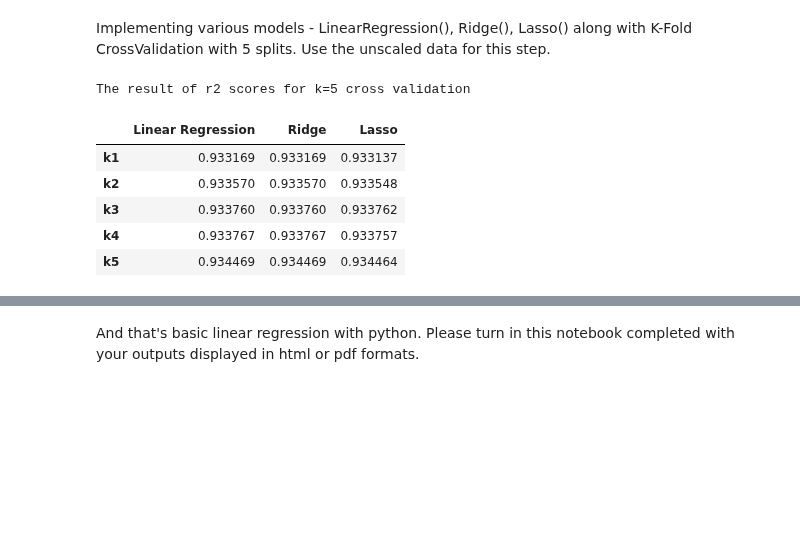
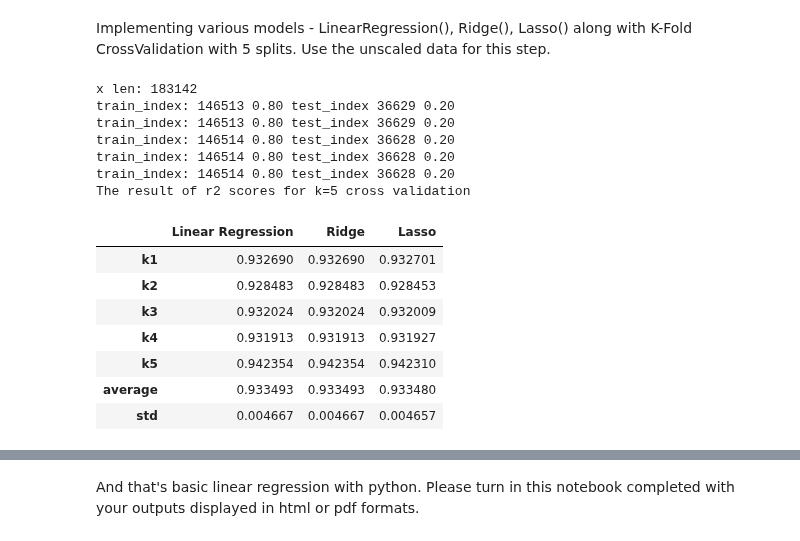
Before and after one commit to omanar1/usable_ai, a Jupyter notebook: Homework/HW6_assignment_m06_regression_Ricardo OMANA.ipynb, the cells around one changed output, grey strips where cells are left out. Cells and saved outputs as stored; diff of their text form; code cells hidden in the pictures; blank space fills up the shorter version.

```diff
--- a/Homework/HW6_assignment_m06_regression_Ricardo OMANA.ipynb
+++ b/Homework/HW6_assignment_m06_regression_Ricardo OMANA.ipynb
@@ -254,47 +254,62 @@ Use the unscaled data for this step.
 x = player_attr_df[['gk_reflexes']].values # Input Code Here
 y = player_attr_df[['gk_handling']].values # Input Code Here
 
-X_train, X_test, Y_train, Y_test = train_test_split(x, y, test_size = 0.3) #Input Code here
+print("x len:", len(x))
+
+# Per discussion with Professor Silva 03-25 - use all x, y data
+# X_train, X_test, Y_train, Y_test = train_test_split(x, y, test_size = 0.3) #Input Code here
 
 # Apply Linear regression, ridge regularization, lasso regularization with cross validation
 
 # Define models
 model_lr = LinearRegression()
 model_ridge = Ridge()
 model_lasso = Lasso()
 
 # Cross validation
 kf = KFold(n_splits = 5)
 list_r2_score = [] # to keep the r2 score
 
 # Split the train set:
-for train_index, test_index in kf.split(X_train):
-    X_train_fold, X_test_fold = X_train[train_index], X_train[test_index]
-    y_train_fold, y_test_fold = Y_train[train_index], Y_train[test_index]
+for train_index, test_index in kf.split(x):
+    print("train_index:",len(train_index),f"{len(train_index)/len(x):.2f}", "test_index",len(test_index),f"{len(test_index)/len(x):.2f}")
+    X_train_fold, X_test_fold = x[train_index], x[test_index]
+    y_train_fold, y_test_fold = y[train_index], y[test_index]
 
     k_fold_r2 = []
     for model in [model_lr, model_ridge, model_lasso]:
         model.fit(X_train_fold, y_train_fold) # Training the model
         pred = model.predict(X_test_fold) # Predictions
         k_fold_r2.append(r2_score(y_test_fold, pred))
 
     list_r2_score.append(k_fold_r2)
 
+# Show the result - Add Mean and Standard Deviation of the R2-scores
+list_r2_score.append(list(np.mean(list_r2_score, axis = 0)))
+list_r2_score.append(list(np.std(list_r2_score[:-1], axis = 0)))
 
-df_result_r2 = pd.DataFrame(list_r2_score)
-df_result_r2.columns = ['Linear Regression', 'Ridge', 'Lasso']
-df_result_r2.index = ['k1', 'k2', 'k3', 'k4', 'k5']
+result_r2 = pd.DataFrame(list_r2_score)
+result_r2.columns = ['Linear Regression', 'Ridge', 'Lasso']
+result_r2.index = ['k1', 'k2', 'k3', 'k4', 'k5', 'average', 'std']
 
 print('The result of r2 scores for k=5 cross validation')
-display(df_result_r2)
+display(result_r2)
 # %% [output]
+x len: 183142
+train_index: 146513 0.80 test_index 36629 0.20
+train_index: 146513 0.80 test_index 36629 0.20
+train_index: 146514 0.80 test_index 36628 0.20
+train_index: 146514 0.80 test_index 36628 0.20
+train_index: 146514 0.80 test_index 36628 0.20
 The result of r2 scores for k=5 cross validation
 |  | Linear Regression | Ridge | Lasso |
-| k1 | 0.933169 | 0.933169 | 0.933137 |
-| k2 | 0.933570 | 0.933570 | 0.933548 |
-| k3 | 0.933760 | 0.933760 | 0.933762 |
-| k4 | 0.933767 | 0.933767 | 0.933757 |
-| k5 | 0.934469 | 0.934469 | 0.934464 |
+| k1 | 0.932690 | 0.932690 | 0.932701 |
+| k2 | 0.928483 | 0.928483 | 0.928453 |
+| k3 | 0.932024 | 0.932024 | 0.932009 |
+| k4 | 0.931913 | 0.931913 | 0.931927 |
+| k5 | 0.942354 | 0.942354 | 0.942310 |
+| average | 0.933493 | 0.933493 | 0.933480 |
+| std | 0.004667 | 0.004667 | 0.004657 |
 # %%
 import matplotlib.pyplot as plt
 
```
Also changed, not shown: parts of 3 cells of this notebook.
